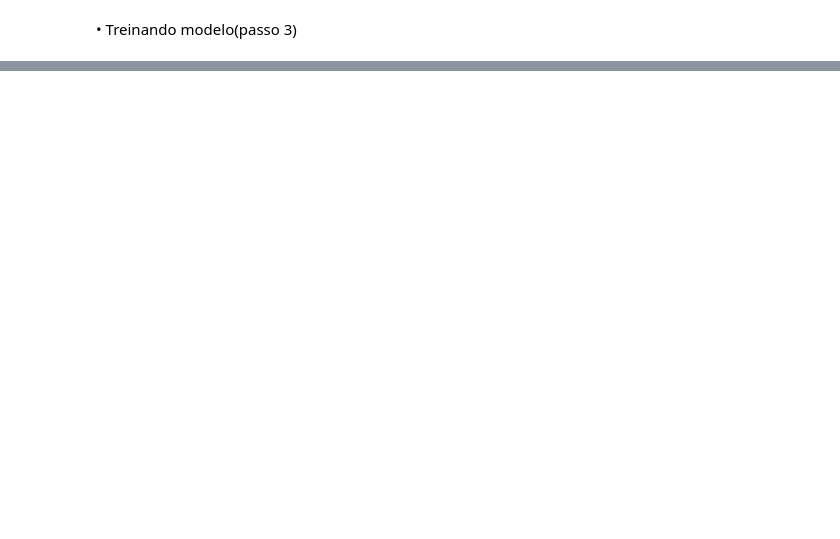
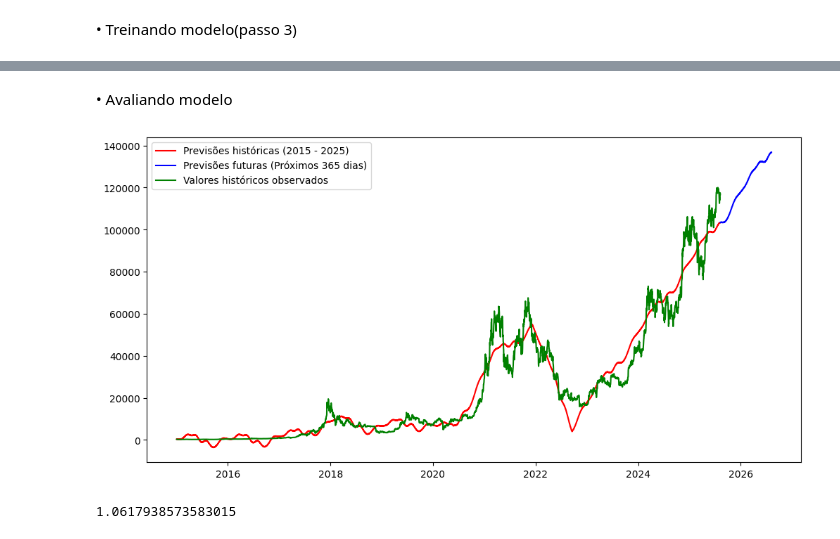
Before and after one commit to MatheusLBDev/data-analysis-projects, a Jupyter notebook: projeto-02-analise-preditiva-acoes/notebooks/stock-price-prediction.ipynb, the cells around one changed output, grey strips where cells are left out. Drawn from its saved outputs; the diff is of its cells as text; code cells hidden in the pictures; blank space fills up the shorter version.

Commit message:
Fix: Correção da versão do arquivo stock-price-prediction

```diff
--- a/projeto-02-analise-preditiva-acoes/notebooks/stock-price-prediction.ipynb
+++ b/projeto-02-analise-preditiva-acoes/notebooks/stock-price-prediction.ipynb
@@ -196,0 +262,47 @@ print(sys.executable)
+# %% [markdown]
+• Avaliando modelo
+# %%
+# Criando figura
+plt.figure(figsize=(12, 6))
+
+# Gráfico de linha com previsões históricas (Vermelho)
+plt.plot(
+    historical_predictions["ds"],
+    historical_predictions["yhat1"],
+    label ="Previsões históricas (2015 - 2025)",
+    c="r"
+)
+
+# Gráfico de linha com previsões históricas (Azul)
+plt.plot(
+    future_predictions["ds"],
+    future_predictions["yhat1"],
+    label ="Previsões futuras (Próximos 365 dias)",
+    c="b"
+)
+
+# Gráfico de linha com dados históricos (Verde)
+plt.plot(
+    asset_data["ds"],
+    asset_data["y"],
+    label ="Valores históricos observados",
+    c="g"
+)
+
+plt.legend()
+plt.show()
+# %% [output]
+[figure, added]
+# %%
+# Avaliando modelo usando métricas
+# R2 mede quanto da variância dos dados é explicada pelo seu modelo
+r2_score(y_true=historical_predictions["y"], y_pred=historical_predictions["yhat1"])
+
+# MAE mede quanto na média seu modelo erra (erro médio absoluto)
+
+# O mean_absolute_error mostra quanto o modelo errou em unidade
+mean_absolute_error(y_pred=historical_predictions["yhat1"], y_true=historical_predictions["y"])
+# O mean_absolute_error mostra quanto o modelo errou em percentagem
+mean_absolute_percentage_error(y_pred=historical_predictions["yhat1"], y_true=historical_predictions["y"])
+# %% [output]
+1.0617938573583015
```
Also changed, not shown: parts of 9 cells of this notebook, 10 other files.
